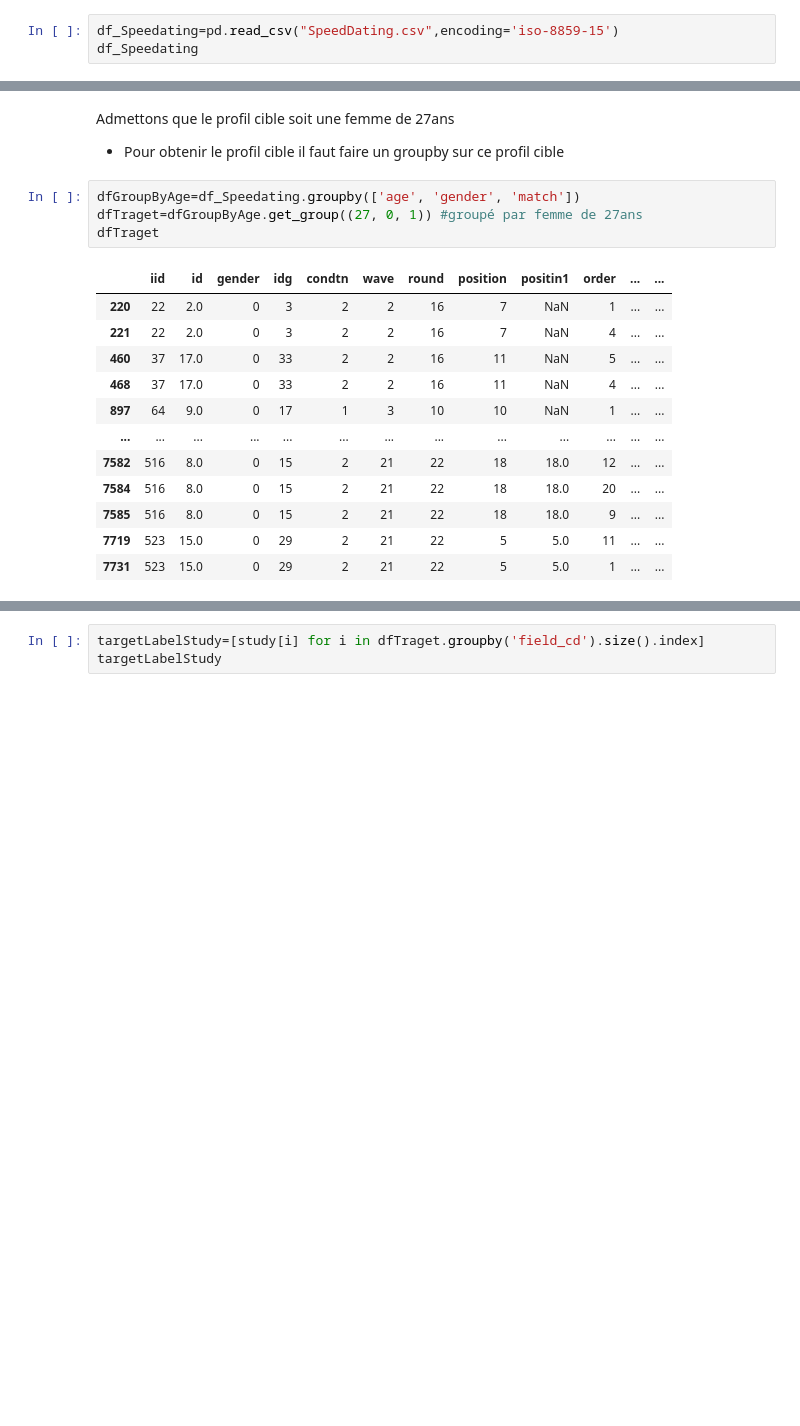
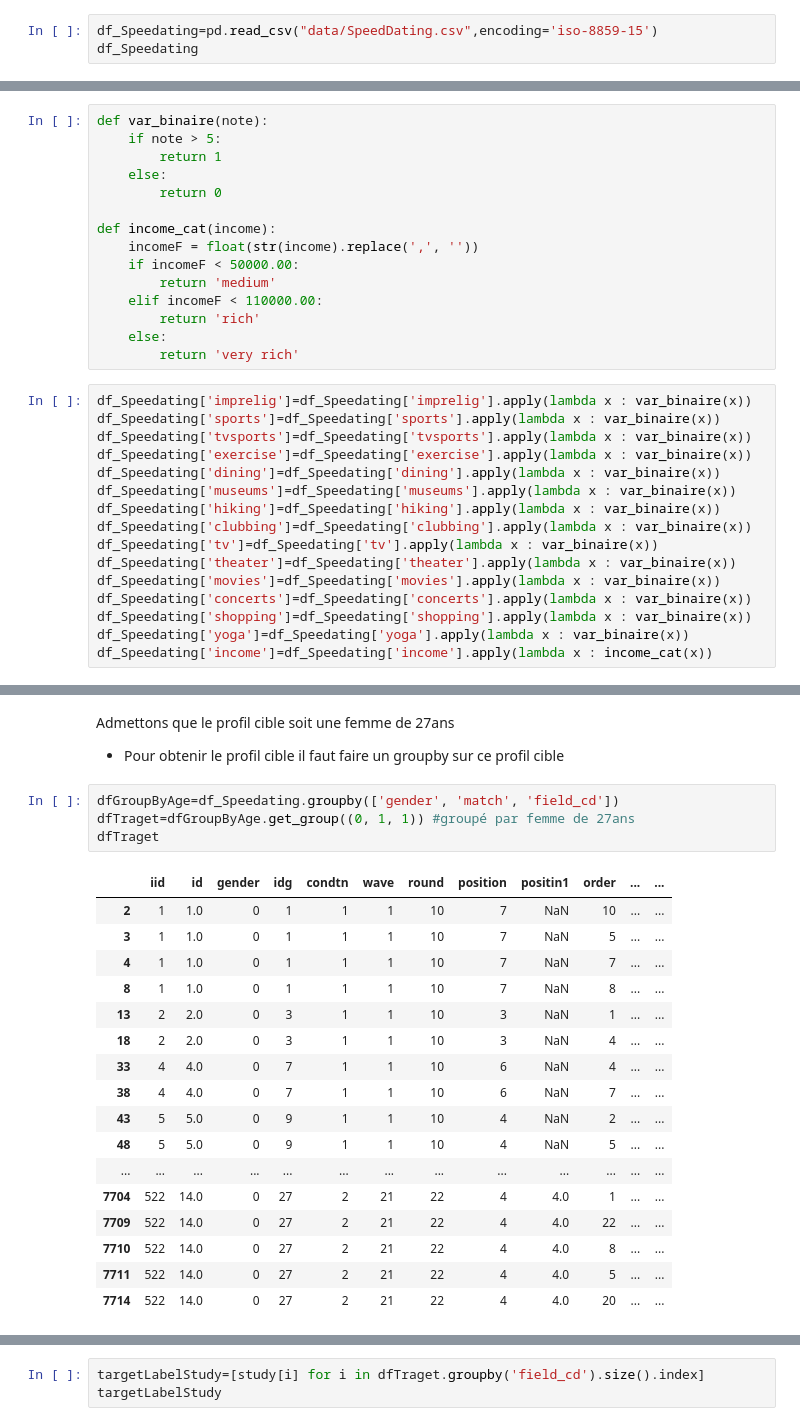
Before and after one commit to speed-dating-dashboard-IGR204/speed-dating-dashboard, a Jupyter notebook: Template1_Projet.ipynb, the cells around one changed output, grey strips where cells are left out. Cells and saved outputs as stored; diff of their text form; blank space fills up the shorter version.

```diff
--- a/Template1_Projet.ipynb
+++ b/Template1_Projet.ipynb
@@ -25,7 +25,7 @@ fig.show()
 [interactive output not drawn]
 [interactive output not drawn]
 # %%
-df_Speedating=pd.read_csv("SpeedDating.csv",encoding='iso-8859-15')
+df_Speedating=pd.read_csv("data/SpeedDating.csv",encoding='iso-8859-15')
 df_Speedating
 # %% [output]
 |  | iid | id | gender | idg | condtn | wave | round | position | positin1 | order | ... | ... |
@@ -41,3 +41,34 @@ df_Speedating
 | 8376 | 552 | 22.0 | 1 | 44 | 2 | 21 | 22 | 3 | 10.0 | 16 | ... | ... |
 | 8377 | 552 | NaN | 1 | 44 | 2 | 21 | 22 | 2 | 10.0 | 15 | ... | ... |
 8378 rows × 195 columns
+# %%
+def var_binaire(note):
+    if note > 5:
+        return 1
+    else:
+        return 0
+
+def income_cat(income):
+    incomeF = float(str(income).replace(',', ''))
+    if incomeF < 50000.00:
+        return 'medium'
+    elif incomeF < 110000.00:
+        return 'rich'
+    else:
+        return 'very rich'
+# %%
+df_Speedating['imprelig']=df_Speedating['imprelig'].apply(lambda x : var_binaire(x))
+df_Speedating['sports']=df_Speedating['sports'].apply(lambda x : var_binaire(x))
+df_Speedating['tvsports']=df_Speedating['tvsports'].apply(lambda x : var_binaire(x))
+df_Speedating['exercise']=df_Speedating['exercise'].apply(lambda x : var_binaire(x))
+df_Speedating['dining']=df_Speedating['dining'].apply(lambda x : var_binaire(x))
+df_Speedating['museums']=df_Speedating['museums'].apply(lambda x : var_binaire(x))
+df_Speedating['hiking']=df_Speedating['hiking'].apply(lambda x : var_binaire(x))
+df_Speedating['clubbing']=df_Speedating['clubbing'].apply(lambda x : var_binaire(x))
+df_Speedating['tv']=df_Speedating['tv'].apply(lambda x : var_binaire(x))
+df_Speedating['theater']=df_Speedating['theater'].apply(lambda x : var_binaire(x))
+df_Speedating['movies']=df_Speedating['movies'].apply(lambda x : var_binaire(x))
+df_Speedating['concerts']=df_Speedating['concerts'].apply(lambda x : var_binaire(x))
+df_Speedating['shopping']=df_Speedating['shopping'].apply(lambda x : var_binaire(x))
+df_Speedating['yoga']=df_Speedating['yoga'].apply(lambda x : var_binaire(x))
+df_Speedating['income']=df_Speedating['income'].apply(lambda x : income_cat(x))
@@ -130,19 +197,24 @@ Admettons que le profil cible soit une femme de 27ans
 
 * Pour obtenir le profil cible il faut faire un groupby sur ce profil cible
 # %%
-dfGroupByAge=df_Speedating.groupby(['age', 'gender', 'match'])
-dfTraget=dfGroupByAge.get_group((27, 0, 1)) #groupé par femme de 27ans
+dfGroupByAge=df_Speedating.groupby(['gender', 'match', 'field_cd'])
+dfTraget=dfGroupByAge.get_group((0, 1, 1)) #groupé par femme de 27ans
 dfTraget
 # %% [output]
 |  | iid | id | gender | idg | condtn | wave | round | position | positin1 | order | ... | ... |
-| 220 | 22 | 2.0 | 0 | 3 | 2 | 2 | 16 | 7 | NaN | 1 | ... | ... |
-| 221 | 22 | 2.0 | 0 | 3 | 2 | 2 | 16 | 7 | NaN | 4 | ... | ... |
-| 460 | 37 | 17.0 | 0 | 33 | 2 | 2 | 16 | 11 | NaN | 5 | ... | ... |
-| 468 | 37 | 17.0 | 0 | 33 | 2 | 2 | 16 | 11 | NaN | 4 | ... | ... |
-| 897 | 64 | 9.0 | 0 | 17 | 1 | 3 | 10 | 10 | NaN | 1 | ... | ... |
+| 2 | 1 | 1.0 | 0 | 1 | 1 | 1 | 10 | 7 | NaN | 10 | ... | ... |
+| 3 | 1 | 1.0 | 0 | 1 | 1 | 1 | 10 | 7 | NaN | 5 | ... | ... |
+| 4 | 1 | 1.0 | 0 | 1 | 1 | 1 | 10 | 7 | NaN | 7 | ... | ... |
+| 8 | 1 | 1.0 | 0 | 1 | 1 | 1 | 10 | 7 | NaN | 8 | ... | ... |
+| 13 | 2 | 2.0 | 0 | 3 | 1 | 1 | 10 | 3 | NaN | 1 | ... | ... |
+| 18 | 2 | 2.0 | 0 | 3 | 1 | 1 | 10 | 3 | NaN | 4 | ... | ... |
+| 33 | 4 | 4.0 | 0 | 7 | 1 | 1 | 10 | 6 | NaN | 4 | ... | ... |
+| 38 | 4 | 4.0 | 0 | 7 | 1 | 1 | 10 | 6 | NaN | 7 | ... | ... |
+| 43 | 5 | 5.0 | 0 | 9 | 1 | 1 | 10 | 4 | NaN | 2 | ... | ... |
+| 48 | 5 | 5.0 | 0 | 9 | 1 | 1 | 10 | 4 | NaN | 5 | ... | ... |
 | ... | ... | ... | ... | ... | ... | ... | ... | ... | ... | ... | ... | ... |
-| 7582 | 516 | 8.0 | 0 | 15 | 2 | 21 | 22 | 18 | 18.0 | 12 | ... | ... |
-| 7584 | 516 | 8.0 | 0 | 15 | 2 | 21 | 22 | 18 | 18.0 | 20 | ... | ... |
-| 7585 | 516 | 8.0 | 0 | 15 | 2 | 21 | 22 | 18 | 18.0 | 9 | ... | ... |
-| 7719 | 523 | 15.0 | 0 | 29 | 2 | 21 | 22 | 5 | 5.0 | 11 | ... | ... |
-| 7731 | 523 | 15.0 | 0 | 29 | 2 | 21 | 22 | 5 | 5.0 | 1 | ... | ... |
+| 7704 | 522 | 14.0 | 0 | 27 | 2 | 21 | 22 | 4 | 4.0 | 1 | ... | ... |
+| 7709 | 522 | 14.0 | 0 | 27 | 2 | 21 | 22 | 4 | 4.0 | 22 | ... | ... |
+| 7710 | 522 | 14.0 | 0 | 27 | 2 | 21 | 22 | 4 | 4.0 | 8 | ... | ... |
+| 7711 | 522 | 14.0 | 0 | 27 | 2 | 21 | 22 | 4 | 4.0 | 5 | ... | ... |
+| 7714 | 522 | 14.0 | 0 | 27 | 2 | 21 | 22 | 4 | 4.0 | 20 | ... | ... |
```
Also changed, not shown: parts of 10 cells of this notebook, 4 other files.
